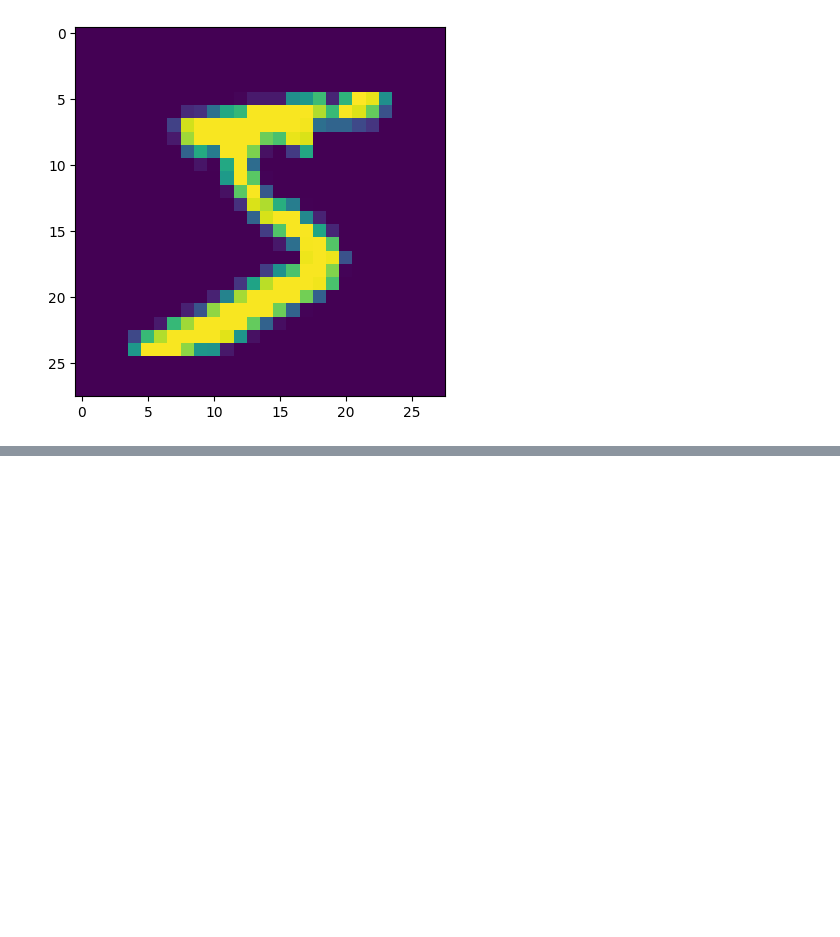
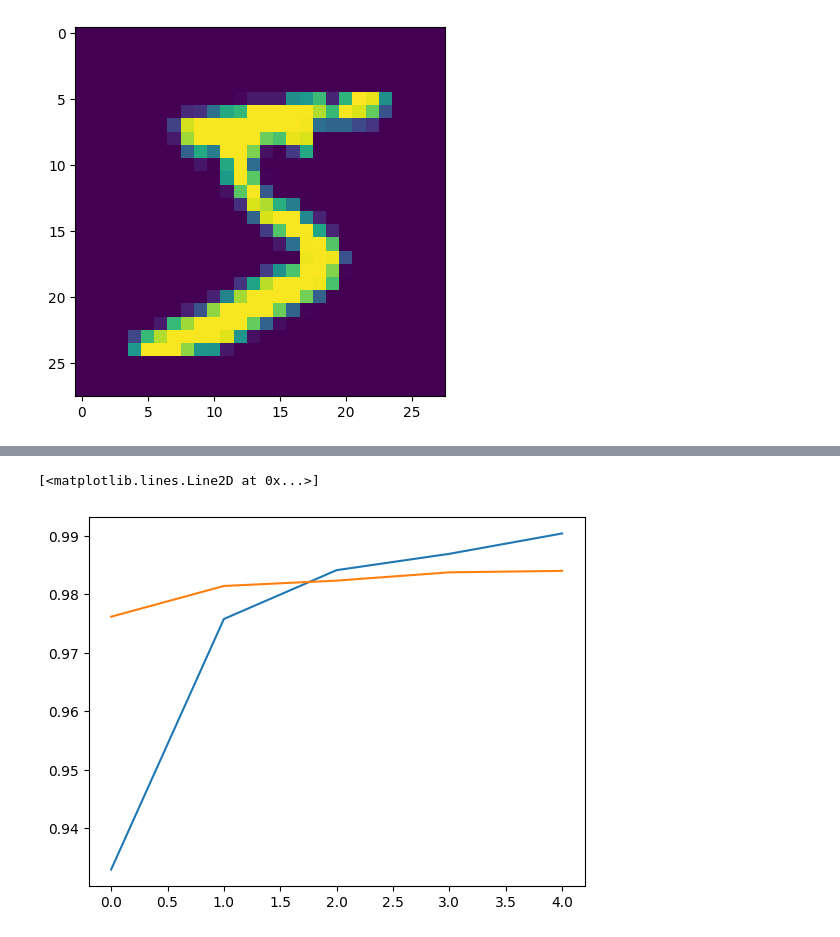
Before and after one commit to AnshumaanKarna92/MNISTusingCNN, a Jupyter notebook: MNISTclassifier.ipynb, the cells around one changed output, grey strips where cells are left out. Saved outputs shown, nothing was run; the diff lists cells and outputs as text; code cells hidden in the pictures; blank space fills up the shorter version.

```diff
--- a/MNISTclassifier.ipynb
+++ b/MNISTclassifier.ipynb
@@ -95,0 +91,6 @@ accuracy_score(y_test,y_pred)
+# %%
+plt.plot(history.history['accuracy'])
+plt.plot(history.history['val_accuracy'])
+# %% [output]
+[<matplotlib.lines.Line2D at 0x...>]
+[figure, added]
```
Also changed, not shown: parts of 8 cells of this notebook.
